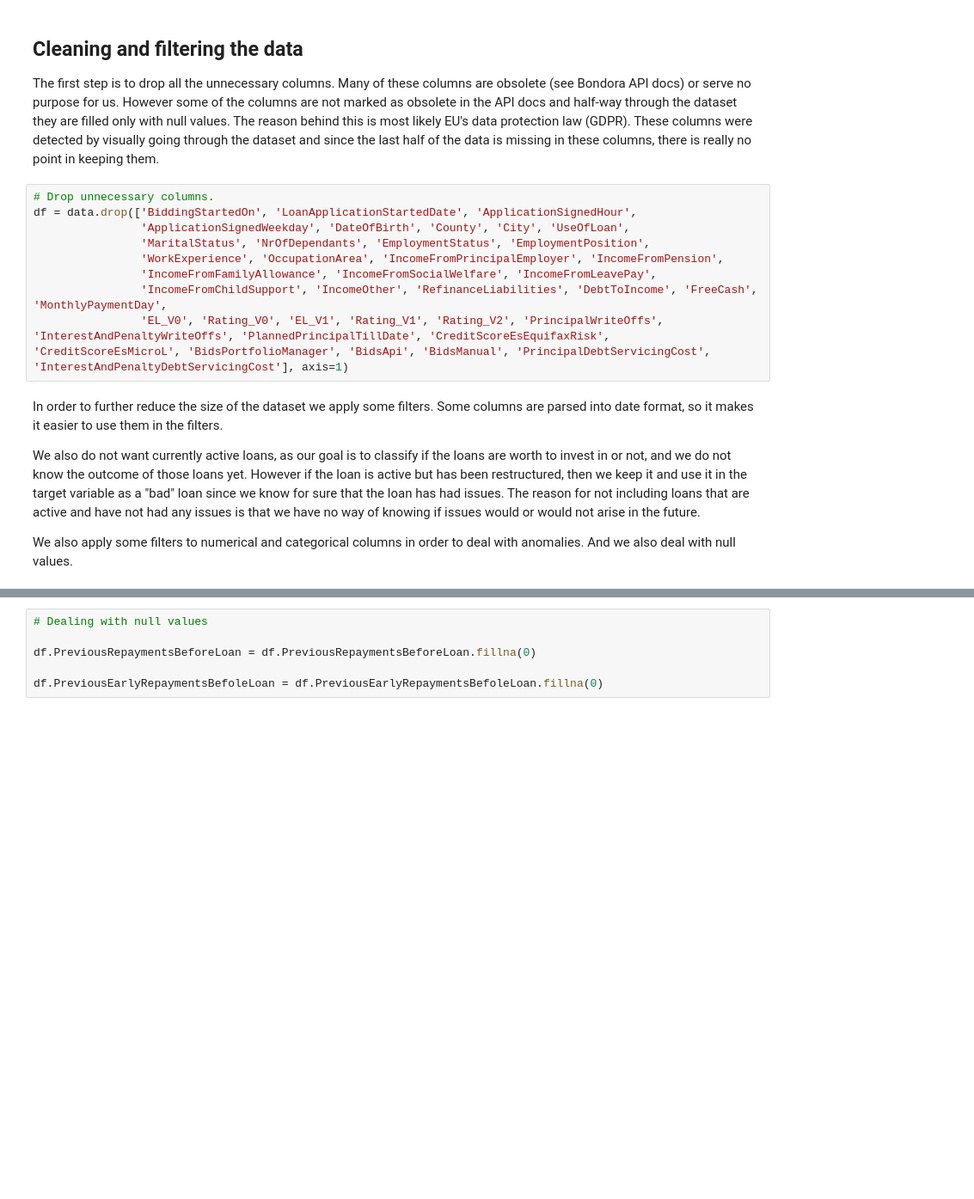
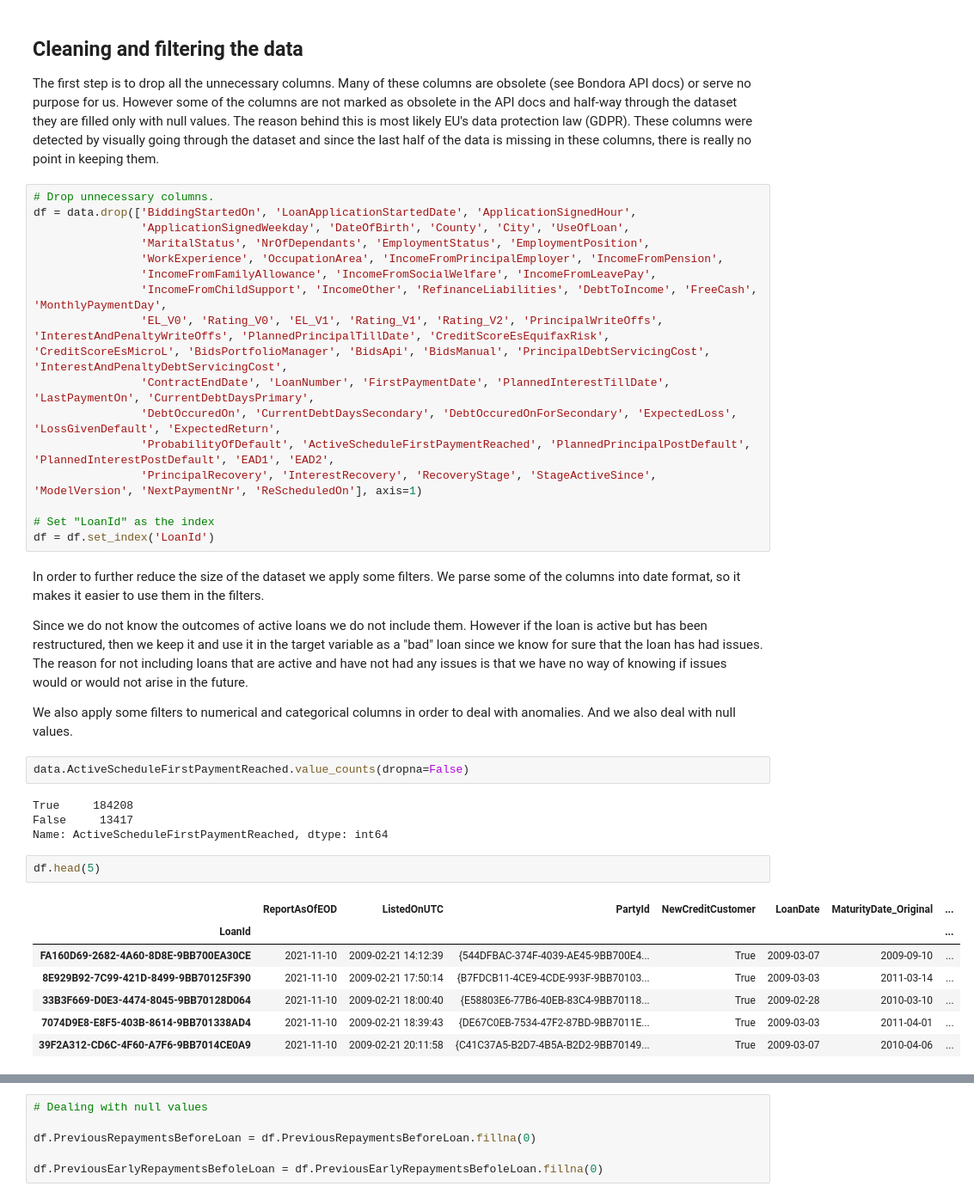
Before and after one commit to danaju/Bondora-loan-prediction, a Jupyter notebook: 1-preprocessing.ipynb, the cells around one changed output, grey strips where cells are left out. Shown at 86% size. Cells and saved outputs as stored; diff of their text form; blank space fills up the shorter version.

```diff
--- a/1-preprocessing.ipynb
+++ b/1-preprocessing.ipynb
@@ -141,12 +134,35 @@ df = data.drop(['BiddingStartedOn', 'LoanApplicationStartedDate', 'ApplicationSi
                 'WorkExperience', 'OccupationArea', 'IncomeFromPrincipalEmployer', 'IncomeFromPension',
                 'IncomeFromFamilyAllowance', 'IncomeFromSocialWelfare', 'IncomeFromLeavePay',
                 'IncomeFromChildSupport', 'IncomeOther', 'RefinanceLiabilities', 'DebtToIncome', 'FreeCash', 'MonthlyPaymentDay',
-                'EL_V0', 'Rating_V0', 'EL_V1', 'Rating_V1', 'Rating_V2', 'PrincipalWriteOffs', 'InterestAndPenaltyWriteOffs', 'PlannedPrincipalTillDate', 'CreditScoreEsEquifaxRisk', 'CreditScoreEsMicroL', 'BidsPortfolioManager', 'BidsApi', 'BidsManual', 'PrincipalDebtServicingCost', 'InterestAndPenaltyDebtServicingCost'], axis=1)
+                'EL_V0', 'Rating_V0', 'EL_V1', 'Rating_V1', 'Rating_V2', 'PrincipalWriteOffs', 'InterestAndPenaltyWriteOffs', 'PlannedPrincipalTillDate', 'CreditScoreEsEquifaxRisk', 'CreditScoreEsMicroL', 'BidsPortfolioManager', 'BidsApi', 'BidsManual', 'PrincipalDebtServicingCost', 'InterestAndPenaltyDebtServicingCost',
+                'ContractEndDate', 'LoanNumber', 'FirstPaymentDate', 'PlannedInterestTillDate', 'LastPaymentOn', 'CurrentDebtDaysPrimary',
+                'DebtOccuredOn', 'CurrentDebtDaysSecondary', 'DebtOccuredOnForSecondary', 'ExpectedLoss', 'LossGivenDefault', 'ExpectedReturn',
+                'ProbabilityOfDefault', 'ActiveScheduleFirstPaymentReached', 'PlannedPrincipalPostDefault', 'PlannedInterestPostDefault', 'EAD1', 'EAD2',
+                'PrincipalRecovery', 'InterestRecovery', 'RecoveryStage', 'StageActiveSince', 'ModelVersion', 'NextPaymentNr', 'ReScheduledOn'], axis=1)
+
+# Set "LoanId" as the index
+df = df.set_index('LoanId')
 # %% [markdown]
-In order to further reduce the size of the dataset we apply some filters. Some columns are parsed into date format, so it makes it easier to use them in the filters.
+In order to further reduce the size of the dataset we apply some filters. We parse some of the columns into date format, so it makes it easier to use them in the filters.
 
-We also do not want currently active loans, as our goal is to classify if the loans are worth to invest in or not, and we do not know the outcome of those loans yet. However if the loan is active but has been restructured, then we keep it and use it in the target variable as a "bad" loan since we know for sure that the loan has had issues. The reason for not including loans that are active and have not had any issues is that we have no way of knowing if issues would or would not arise in the future.
+Since we do not know the outcomes of active loans we do not include them. However if the loan is active but has been restructured, then we keep it and use it in the target variable as a "bad" loan since we know for sure that the loan has had issues. The reason for not including loans that are active and have not had any issues is that we have no way of knowing if issues would or would not arise in the future.
 
 We also apply some filters to numerical and categorical columns in order to deal with anomalies. And we also deal with null values.
+# %%
+data.ActiveScheduleFirstPaymentReached.value_counts(dropna=False)
+# %% [output]
+True     184208
+False     13417
+Name: ActiveScheduleFirstPaymentReached, dtype: int64
+# %%
+df.head(5)
+# %% [output]
+|  | ReportAsOfEOD | ListedOnUTC | PartyId | NewCreditCustomer | LoanDate | MaturityDate_Original | ... |
+| LoanId |  |  |  |  |  |  | ... |
+| FA160D69-2682-4A60-8D8E-9BB700EA30CE | 2021-11-10 | 2009-02-21 14:12:39 | {544DFBAC-374F-4039-AE45-9BB700E4... | True | 2009-03-07 | 2009-09-10 | ... |
+| 8E929B92-7C99-421D-8499-9BB70125F390 | 2021-11-10 | 2009-02-21 17:50:14 | {B7FDCB11-4CE9-4CDE-993F-9BB70103... | True | 2009-03-03 | 2011-03-14 | ... |
+| 33B3F669-D0E3-4474-8045-9BB70128D064 | 2021-11-10 | 2009-02-21 18:00:40 | {E58803E6-77B6-40EB-83C4-9BB70118... | True | 2009-02-28 | 2010-03-10 | ... |
+| 7074D9E8-E8F5-403B-8614-9BB701338AD4 | 2021-11-10 | 2009-02-21 18:39:43 | {DE67C0EB-7534-47F2-87BD-9BB7011E... | True | 2009-03-03 | 2011-04-01 | ... |
+| 39F2A312-CD6C-4F60-A7F6-9BB7014CE0A9 | 2021-11-10 | 2009-02-21 20:11:58 | {C41C37A5-B2D7-4B5A-B2D2-9BB70149... | True | 2009-03-07 | 2010-04-06 | ... |
 # %%
 # Parse date columns into date format.
```
Also changed, not shown: parts of 25 cells of this notebook.
